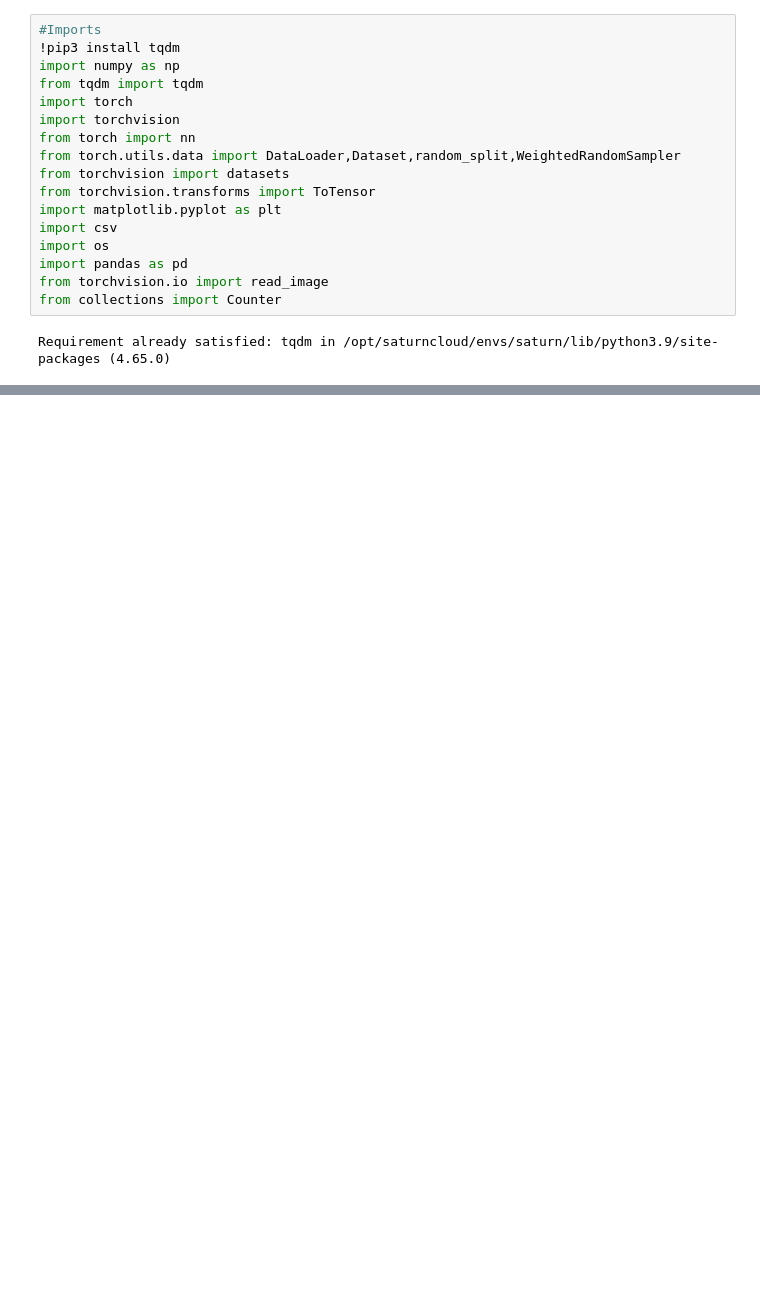
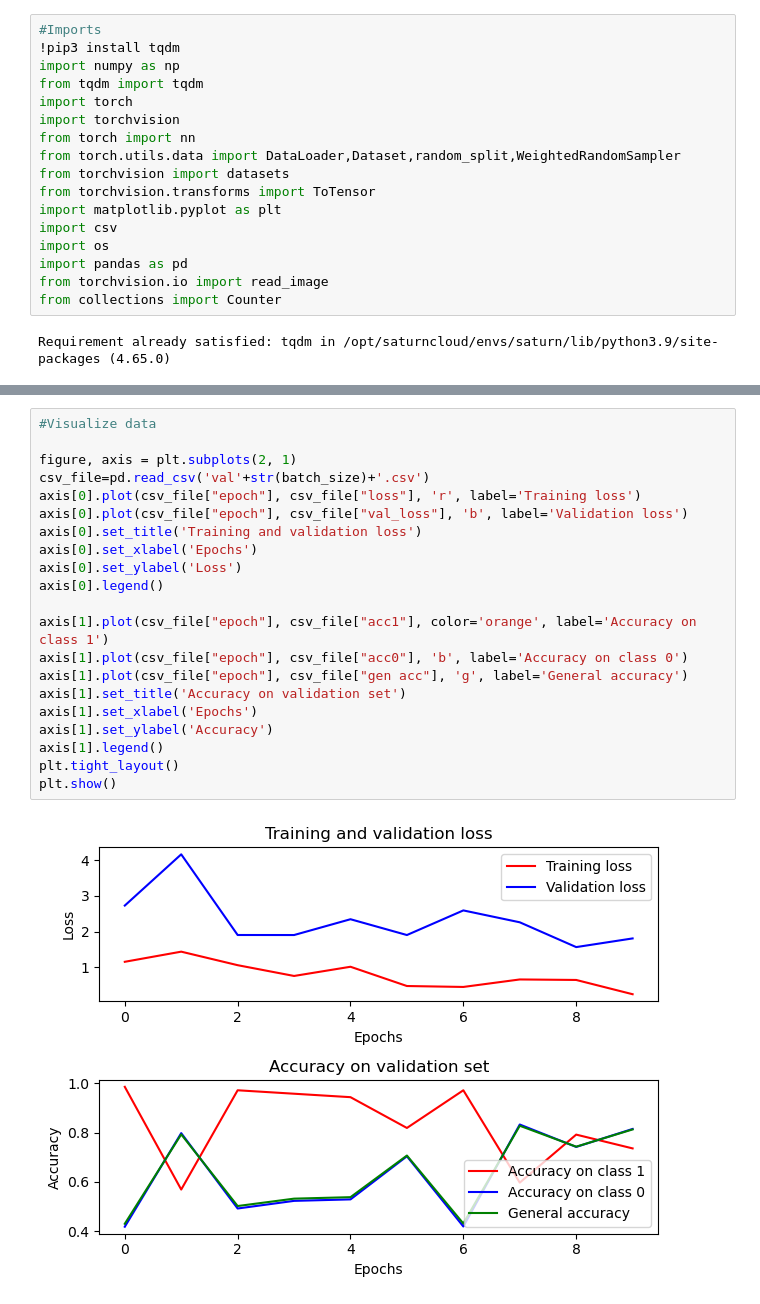
Before and after one commit to Aaabdou/melanome_classification, a Jupyter notebook: code_melanome_classification.ipynb, the cells around one changed output, grey strips where cells are left out. Drawn from its saved outputs; the diff is of its cells as text; blank space fills up the shorter version.

```diff
--- a/code_melanome_classification.ipynb
+++ b/code_melanome_classification.ipynb
@@ -326,2 +315,25 @@ Validation loss: 1.1664    Accuracy:180.8910
+# %%
+#Visualize data
+
+figure, axis = plt.subplots(2, 1)
+csv_file=pd.read_csv('val'+str(batch_size)+'.csv')
+axis[0].plot(csv_file["epoch"], csv_file["loss"], 'r', label='Training loss')
+axis[0].plot(csv_file["epoch"], csv_file["val_loss"], 'b', label='Validation loss')
+axis[0].set_title('Training and validation loss')
+axis[0].set_xlabel('Epochs')
+axis[0].set_ylabel('Loss')
+axis[0].legend()
+
+axis[1].plot(csv_file["epoch"], csv_file["acc1"], color='orange', label='Accuracy on class 1')
+axis[1].plot(csv_file["epoch"], csv_file["acc0"], 'b', label='Accuracy on class 0')
+axis[1].plot(csv_file["epoch"], csv_file["gen acc"], 'g', label='General accuracy')
+axis[1].set_title('Accuracy on validation set')
+axis[1].set_xlabel('Epochs')
+axis[1].set_ylabel('Accuracy')
+axis[1].legend()
+plt.tight_layout()
+plt.show()
+# %% [output]
+[figure, added]
 # %%
 #test
```
Also changed, not shown: parts of 12 cells of this notebook.
